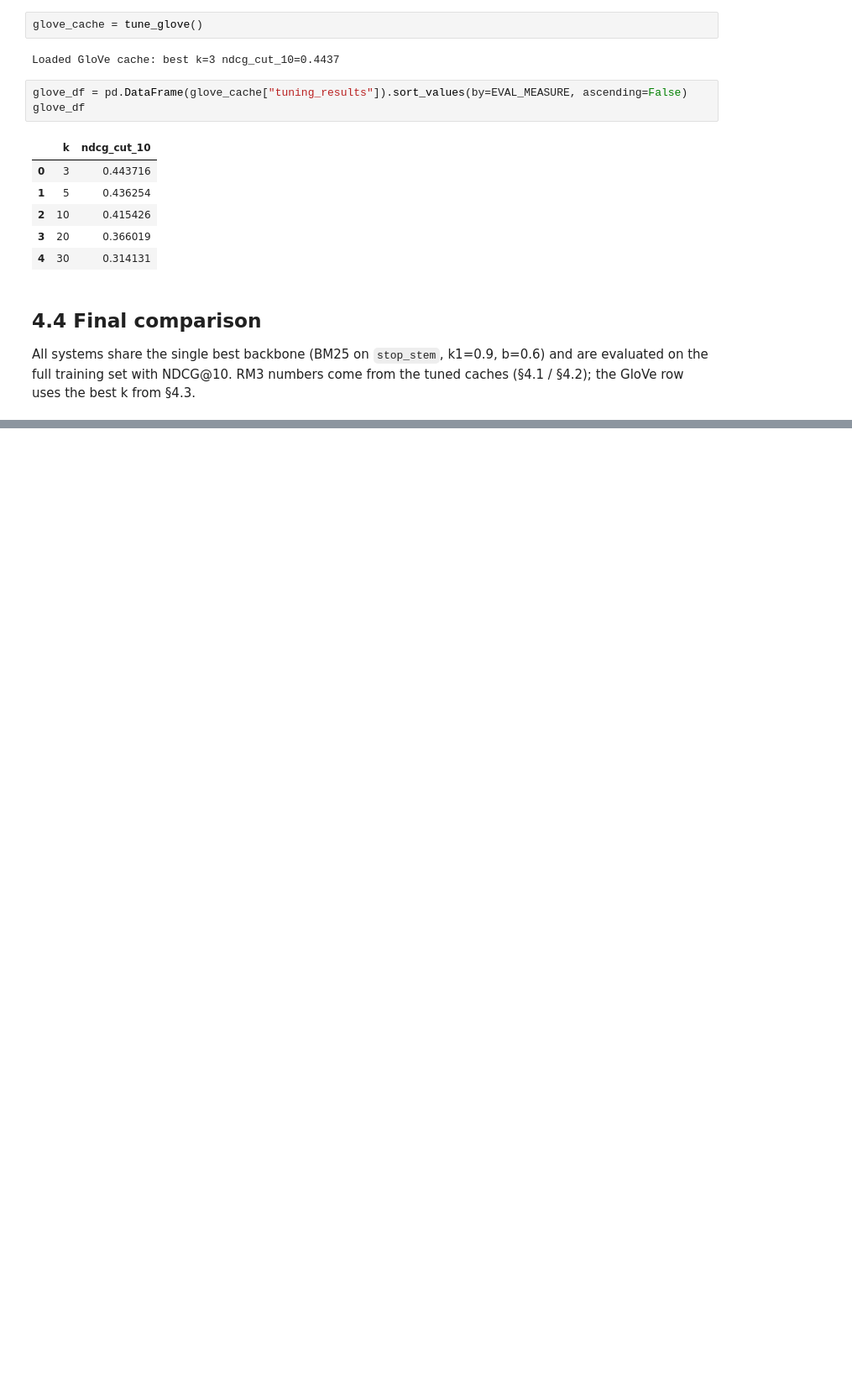
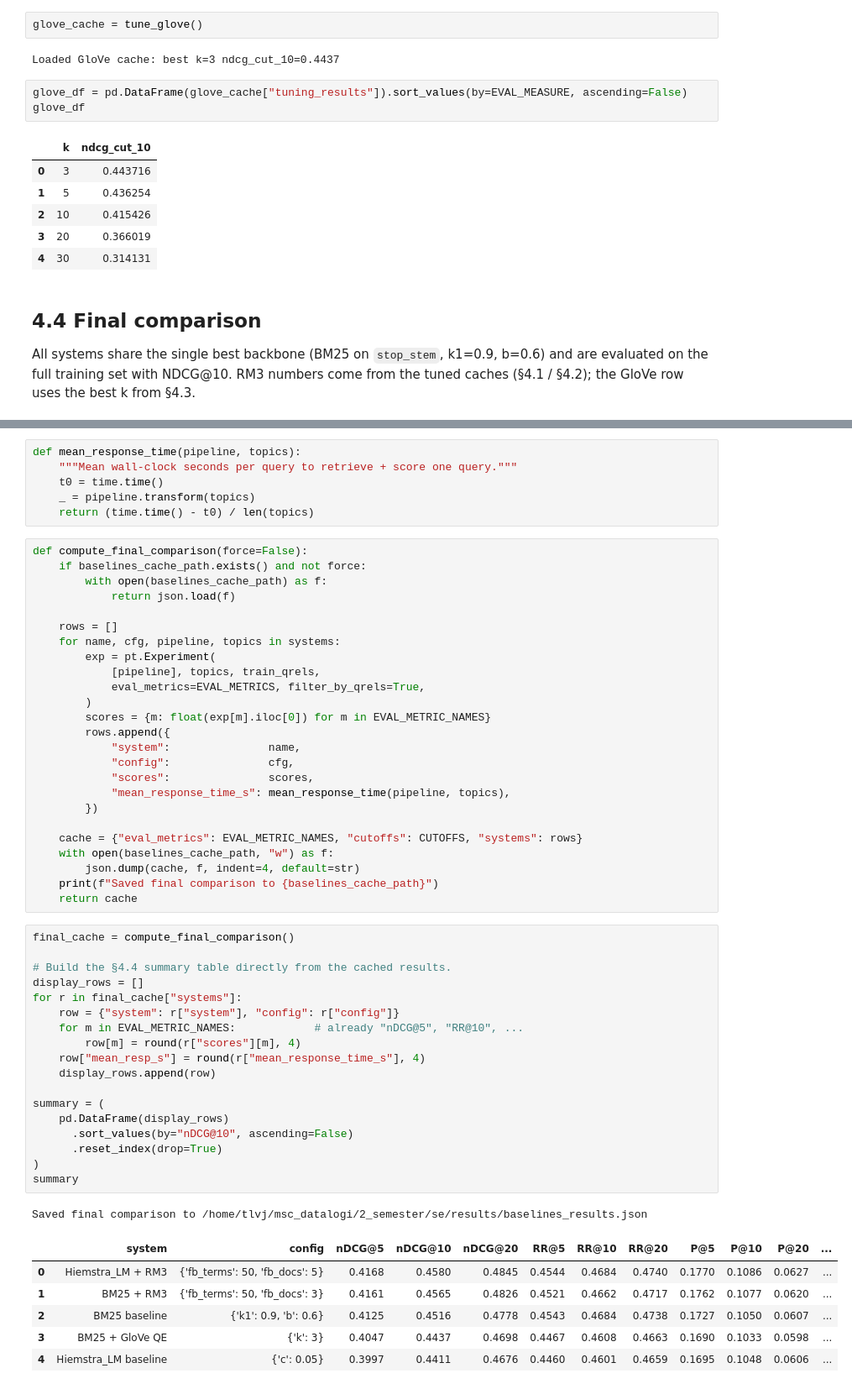
Before and after one commit to Legenden84/search-engines, a Jupyter notebook: notebooks/se_project_4.ipynb, the cells around one changed output, grey strips where cells are left out. Shown at 84% size. Drawn from its saved outputs; the diff is of its cells as text; blank space fills up the shorter version.

```diff
--- a/notebooks/se_project_4.ipynb
+++ b/notebooks/se_project_4.ipynb
@@ -813,0 +767,57 @@ Saved baselines to /home/tlvj/msc_datalogi/2_semester/se/results/baselines_resul
+# %%
+def mean_response_time(pipeline, topics):
+    """Mean wall-clock seconds per query to retrieve + score one query."""
+    t0 = time.time()
+    _ = pipeline.transform(topics)
+    return (time.time() - t0) / len(topics)
+# %%
+def compute_final_comparison(force=False):
+    if baselines_cache_path.exists() and not force:
+        with open(baselines_cache_path) as f:
+            return json.load(f)
+
+    rows = []
+    for name, cfg, pipeline, topics in systems:
+        exp = pt.Experiment(
+            [pipeline], topics, train_qrels,
+            eval_metrics=EVAL_METRICS, filter_by_qrels=True,
+        )
+        scores = {m: float(exp[m].iloc[0]) for m in EVAL_METRIC_NAMES}
+        rows.append({
+            "system":               name,
+            "config":               cfg,
+            "scores":               scores,
+            "mean_response_time_s": mean_response_time(pipeline, topics),
+        })
+
+    cache = {"eval_metrics": EVAL_METRIC_NAMES, "cutoffs": CUTOFFS, "systems": rows}
+    with open(baselines_cache_path, "w") as f:
+        json.dump(cache, f, indent=4, default=str)
+    print(f"Saved final comparison to {baselines_cache_path}")
+    return cache
+# %%
+final_cache = compute_final_comparison()
+
+# Build the §4.4 summary table directly from the cached results.
+display_rows = []
+for r in final_cache["systems"]:
+    row = {"system": r["system"], "config": r["config"]}
+    for m in EVAL_METRIC_NAMES:            # already "nDCG@5", "RR@10", ...
+        row[m] = round(r["scores"][m], 4)
+    row["mean_resp_s"] = round(r["mean_response_time_s"], 4)
+    display_rows.append(row)
+
+summary = (
+    pd.DataFrame(display_rows)
+      .sort_values(by="nDCG@10", ascending=False)
+      .reset_index(drop=True)
+)
+summary
+# %% [output]
+Saved final comparison to /home/tlvj/msc_datalogi/2_semester/se/results/baselines_results.json
+|  | system | config | nDCG@5 | nDCG@10 | nDCG@20 | RR@5 | RR@10 | RR@20 | P@5 | P@10 | P@20 | ... |
+| 0 | Hiemstra_LM + RM3 | {'fb_terms': 50, 'fb_docs': 5} | 0.4168 | 0.4580 | 0.4845 | 0.4544 | 0.4684 | 0.4740 | 0.1770 | 0.1086 | 0.0627 | ... |
+| 1 | BM25 + RM3 | {'fb_terms': 50, 'fb_docs': 3} | 0.4161 | 0.4565 | 0.4826 | 0.4521 | 0.4662 | 0.4717 | 0.1762 | 0.1077 | 0.0620 | ... |
+| 2 | BM25 baseline | {'k1': 0.9, 'b': 0.6} | 0.4125 | 0.4516 | 0.4778 | 0.4543 | 0.4684 | 0.4738 | 0.1727 | 0.1050 | 0.0607 | ... |
+| 3 | BM25 + GloVe QE | {'k': 3} | 0.4047 | 0.4437 | 0.4698 | 0.4467 | 0.4608 | 0.4663 | 0.1690 | 0.1033 | 0.0598 | ... |
+| 4 | Hiemstra_LM baseline | {'c': 0.05} | 0.3997 | 0.4411 | 0.4676 | 0.4460 | 0.4601 | 0.4659 | 0.1695 | 0.1048 | 0.0606 | ... |
```
Also changed, not shown: parts of 17 cells of this notebook.
